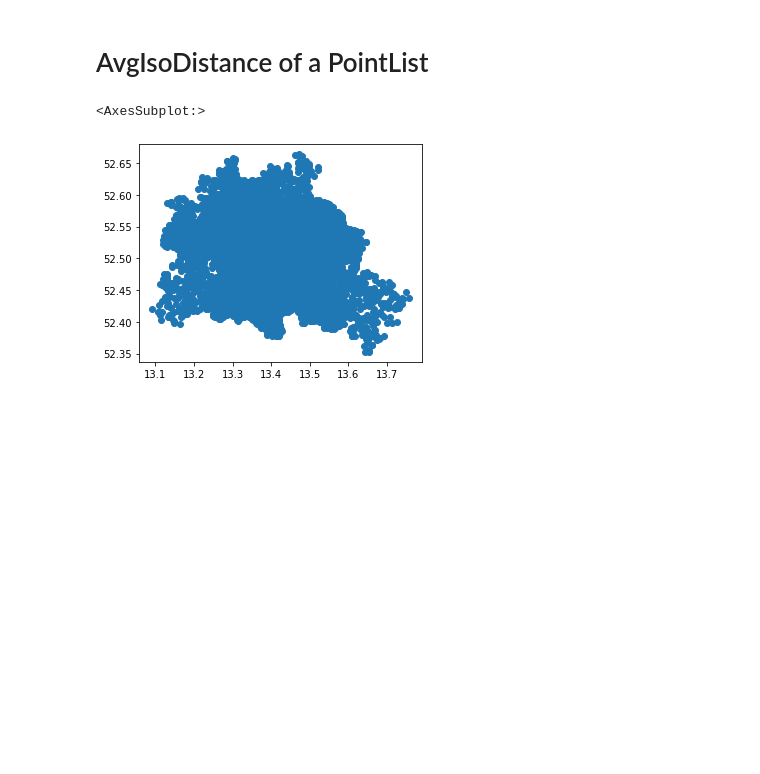
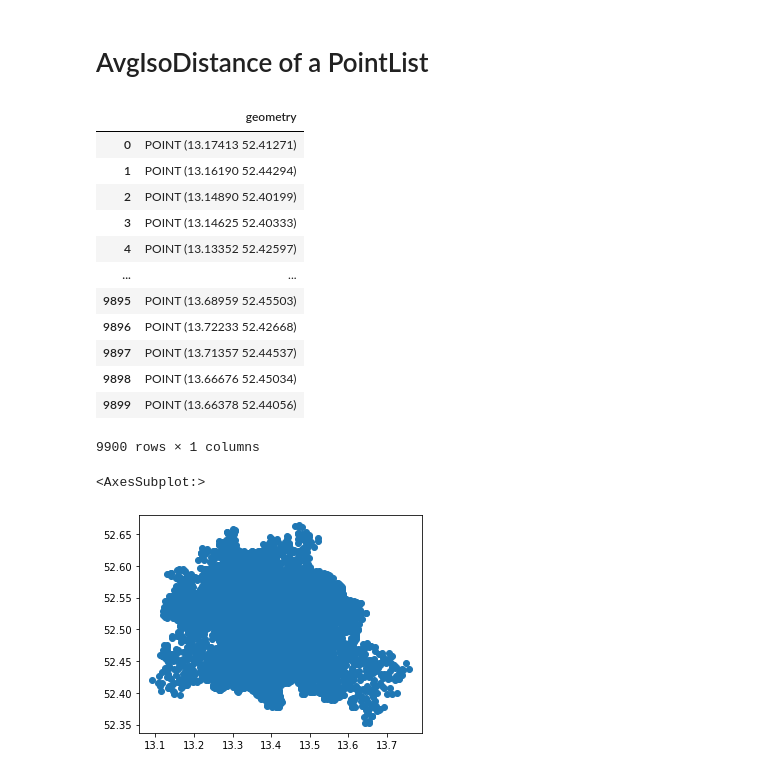
Before and after one commit to fom-big-data/fom-big-data-consulting-berlin-mobility-model, a Jupyter notebook: EXPLORATION/Street_Whitespots.ipynb, the cells around one changed output. Cells and saved outputs as stored; diff of their text form; code cells hidden in the pictures; blank space fills up the shorter version.

```diff
--- a/EXPLORATION/Street_Whitespots.ipynb
+++ b/EXPLORATION/Street_Whitespots.ipynb
@@ -222,6 +204,22 @@ x -> array('d', [52.573666])
 #  AvgIsoDistance of a PointList
 # %%
 samplepoints = gp.read_file("../results/sample-points.geojson")
+# %%
+samplepoints
+# %% [output]
+|  | geometry |
+| 0 | POINT (13.17413 52.41271) |
+| 1 | POINT (13.16190 52.44294) |
+| 2 | POINT (13.14890 52.40199) |
+| 3 | POINT (13.14625 52.40333) |
+| 4 | POINT (13.13352 52.42597) |
+| ... | ... |
+| 9895 | POINT (13.68959 52.45503) |
+| 9896 | POINT (13.72233 52.42668) |
+| 9897 | POINT (13.71357 52.44537) |
+| 9898 | POINT (13.66676 52.45034) |
+| 9899 | POINT (13.66378 52.44056) |
+9900 rows × 1 columns
 # %%
 samplepoints.plot()
 # %% [output]
```
Also changed, not shown: parts of 5 cells of this notebook.
